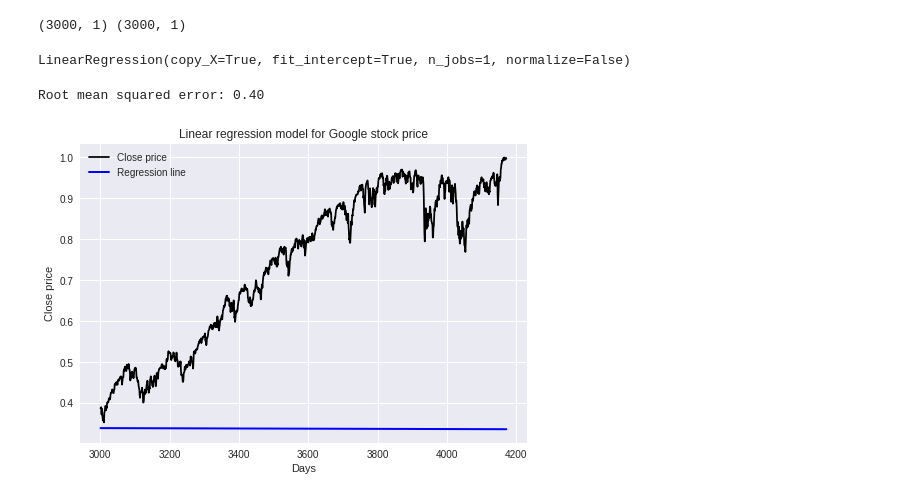
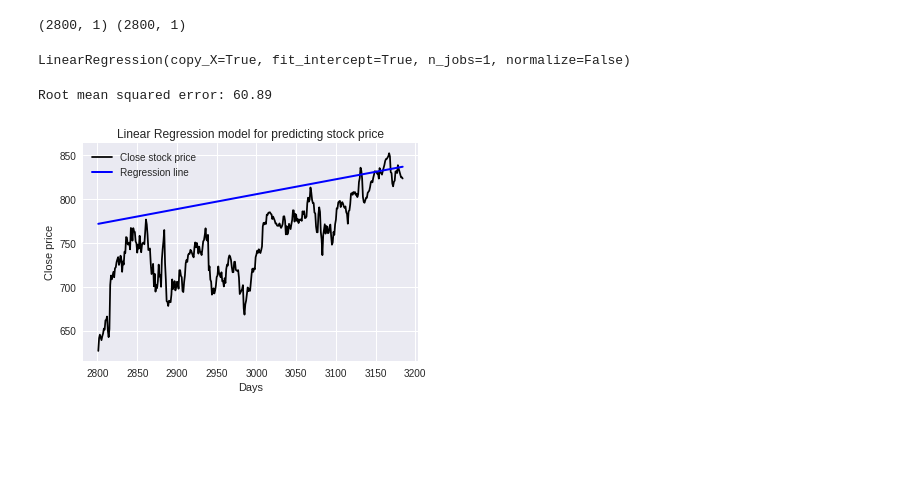
Before and after one commit to satishjasthi/Udacity-MLNDP-Submissions, a Jupyter notebook: Linear.ipynb, the cells around one changed output. Cells and saved outputs as stored; diff of their text form; code cells hidden in the pictures; blank space fills up the shorter version.

Commit message:
update Linear.ipynb file
update Linear.ipynb file as per reviews from second submission

```diff
--- a/Linear.ipynb
+++ b/Linear.ipynb
@@ -18,0 +12,4 @@ data.head(2)
+# %%
+#loading dataset
+data = pd.read_csv('Google2004-2017April11.csv')
+data.head(2)
@@ -18,0 +20,6 @@ data.head(2)
+# %%
+#Choosing close price as the only feature
+data = data.Close
+data = data.reset_index(drop=True)
+data = pd.DataFrame(data)
+data.head()
@@ -19,39 +45,44 @@ data.head(2)
 # %%
-X = (np.arange(1,4172)).reshape(4171,1)
-y = (data.Close).reshape(4171,1)  # we are apply reshape here because sklearn always takes column in the format (r,c)
-# and not (r,)
+#reshaping x and y to make the input dimensions suitable for sklearn
+X = (np.arange(1,3185))
+X = X.reshape(3184,1)
 
-X_train = X[:3000]
-y_train = y[:3000]
+y = data.Close
+y = y.reshape(3184,1)
 
-X_test = X[3000:]
-y_test = y[3000:]
+X_train = X[0:2800,:]
+y_train = y[0:2800,:]
+
+X_test = X[2800:,:]
+y_test = y[2800:,:]
 
 clf = LinearRegression()
 print X_train.shape,y_train.shape
 
-clf.fit(X_train,y_train)
+#training the model
 # %% [output]
-(3000, 1) (3000, 1)
+(2800, 1) (2800, 1)
-LinearRegression(copy_X=True, fit_intercept=True, n_jobs=1, normalize=False)
+# %%
+#training Linear Regression classifier
+clf.fit(X_train,y_train)
+# %% [output]
+LinearRegression(copy_X=True, fit_intercept=True, n_jobs=1, normalize=False)
 # %%
+#predicting on test set
 predicted = clf.predict(X_test)
 
-print("Root mean squared error: %.2f"
-      % np.mean(np.sqrt((predicted - y_test) ** 2)))
+print("Root mean squared error: %.2f"% np.sqrt(np.mean((predicted - y_test) ** 2)))
 # %% [output]
-Root mean squared error: 0.40
+Root mean squared error: 60.89
 # %%
 # Plot outputs
-plt.plot(X_test,y_test,label = 'Close price',  color='black', )
+plt.plot(X_test,y_test,  color='black', label = 'Close stock price')
 
-plt.plot(X_test, predicted,label = 'Regression line', color='blue',
-         linewidth=2)
+plt.plot(X_test, predicted, color='blue',linewidth=2,label = 'Regression line')
 plt.xlabel('Days')
 plt.ylabel('Close price')
-
-plt.title('Linear regression model for Google stock price')
-plt.legend()
+plt.legend(loc = 'upper left')
+plt.title("Linear Regression model for predicting stock price")
 plt.show()
 # %% [output]
-[figure, old version]
+[figure, new version]
```
Also changed, not shown: parts of 5 cells of this notebook.
